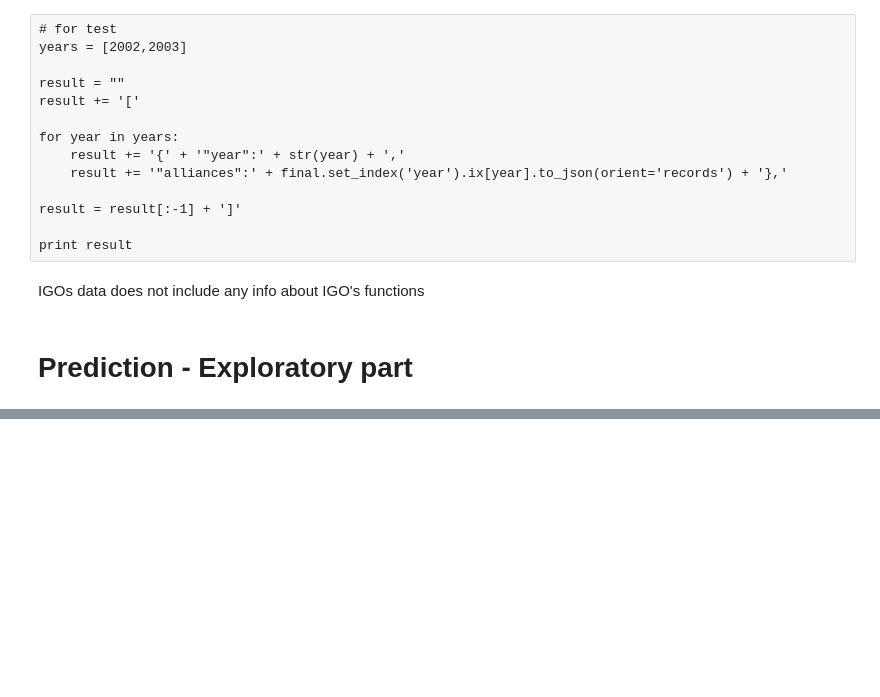
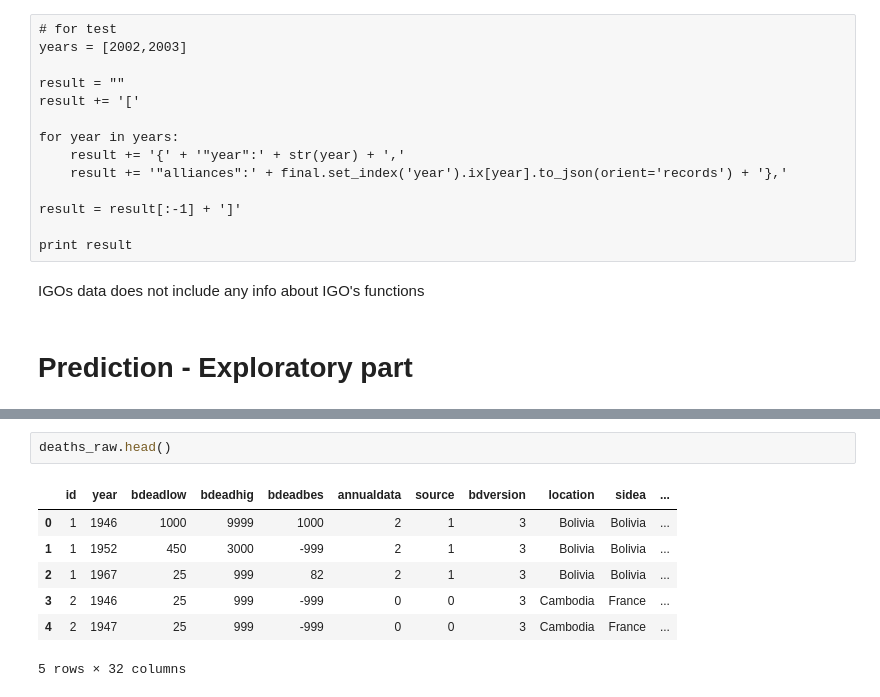
Before and after one commit to raahilsha/cs171-pr-alexander, a Jupyter notebook: data_processing/data_processing.ipynb, the cells around one changed output, grey strips where cells are left out. Cells and saved outputs as stored; diff of their text form; blank space fills up the shorter version.

```diff
--- a/data_processing/data_processing.ipynb
+++ b/data_processing/data_processing.ipynb
@@ -283,0 +400,10 @@ IGOs data does not include any info about IGO's functions
+# %%
+deaths_raw.head()
+# %% [output]
+|  | id | year | bdeadlow | bdeadhig | bdeadbes | annualdata | source | bdversion | location | sidea | ... |
+| 0 | 1 | 1946 | 1000 | 9999 | 1000 | 2 | 1 | 3 | Bolivia | Bolivia | ... |
+| 1 | 1 | 1952 | 450 | 3000 | -999 | 2 | 1 | 3 | Bolivia | Bolivia | ... |
+| 2 | 1 | 1967 | 25 | 999 | 82 | 2 | 1 | 3 | Bolivia | Bolivia | ... |
+| 3 | 2 | 1946 | 25 | 999 | -999 | 0 | 0 | 3 | Cambodia | France | ... |
+| 4 | 2 | 1947 | 25 | 999 | -999 | 0 | 0 | 3 | Cambodia | France | ... |
+5 rows × 32 columns
```
Also changed, not shown: parts of 17 cells of this notebook, 3 other files.
